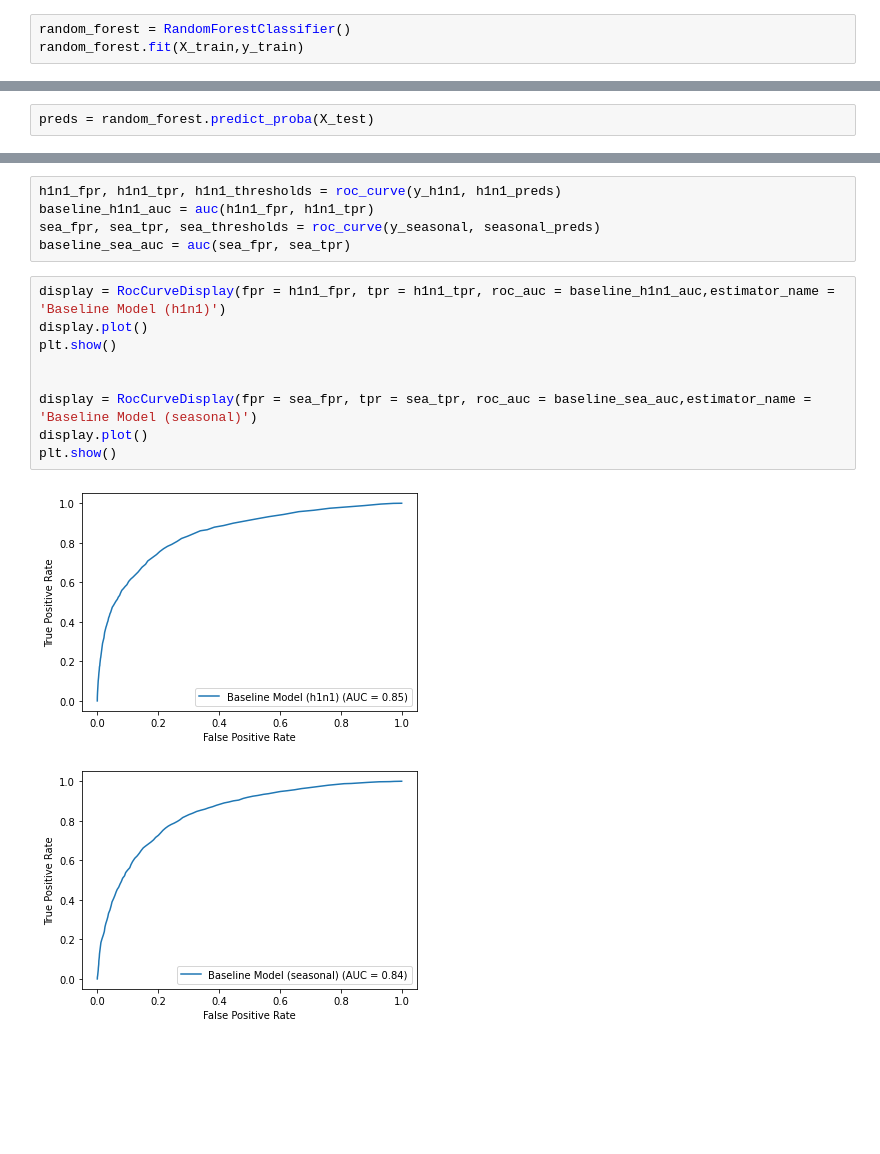
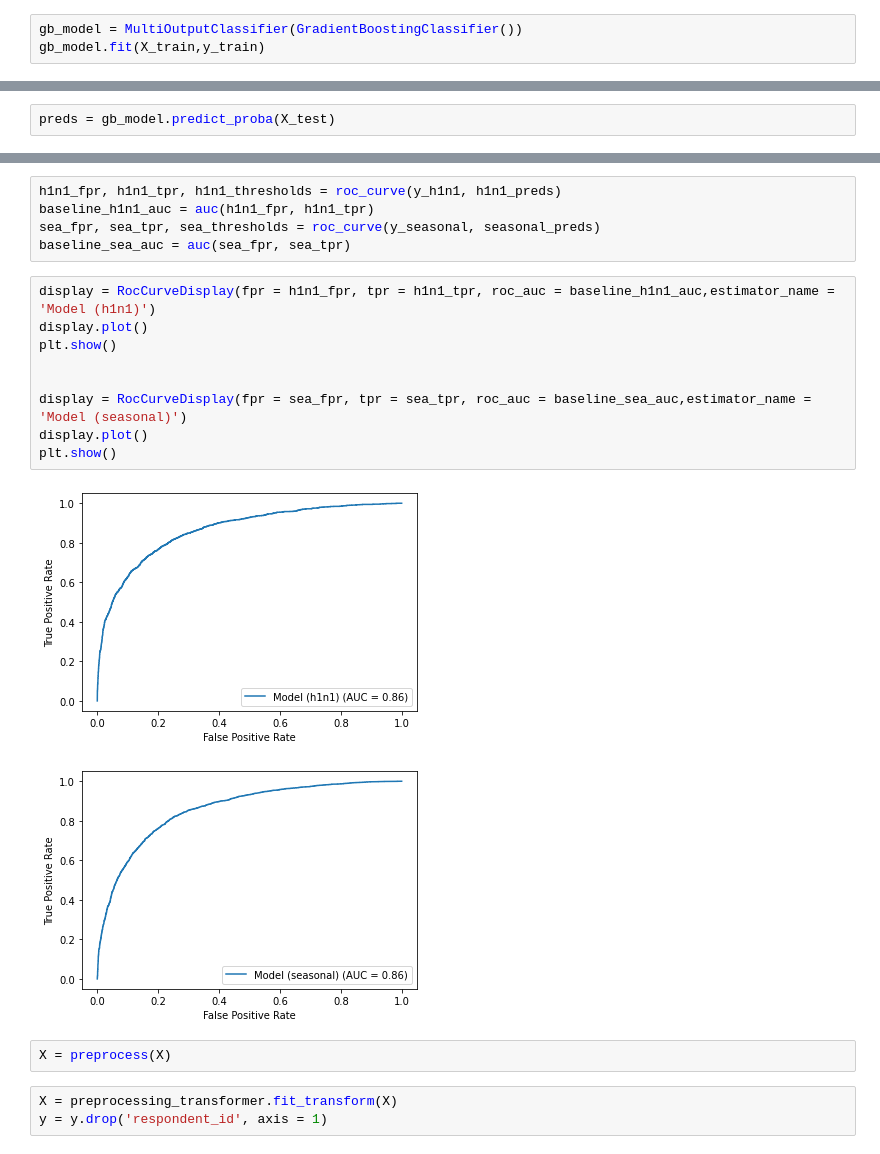
Before and after one commit to talanthier/h1n1-flu-vaccine-prediction, a Jupyter notebook: flu_modeling_02.ipynb, the cells around one changed output, grey strips where cells are left out. Drawn from its saved outputs; the diff is of its cells as text; blank space fills up the shorter version.

```diff
--- a/flu_modeling_02.ipynb
+++ b/flu_modeling_02.ipynb
@@ -130,4 +119,4 @@ y_test = y_test.drop('respondent_id', axis = 1)
 # %%
-random_forest = RandomForestClassifier()
-random_forest.fit(X_train,y_train)
+gb_model = MultiOutputClassifier(GradientBoostingClassifier())
+gb_model.fit(X_train,y_train)
 # %% [output]
@@ -135,5 +124,5 @@ RandomForestClassifier()
 # %%
-preds = random_forest.predict_proba(X_test)
+preds = gb_model.predict_proba(X_test)
 # %%
 h1n1_preds = preds[0][:,1]
 seasonal_preds = preds[1][:,1]
@@ -146,14 +135,19 @@ baseline_h1n1_auc = auc(h1n1_fpr, h1n1_tpr)
 sea_fpr, sea_tpr, sea_thresholds = roc_curve(y_seasonal, seasonal_preds)
 baseline_sea_auc = auc(sea_fpr, sea_tpr)
 # %%
-display = RocCurveDisplay(fpr = h1n1_fpr, tpr = h1n1_tpr, roc_auc = baseline_h1n1_auc,estimator_name = 'Baseline Model (h1n1)')
+display = RocCurveDisplay(fpr = h1n1_fpr, tpr = h1n1_tpr, roc_auc = baseline_h1n1_auc,estimator_name = 'Model (h1n1)')
 display.plot()
 plt.show()
 
 
-display = RocCurveDisplay(fpr = sea_fpr, tpr = sea_tpr, roc_auc = baseline_sea_auc,estimator_name = 'Baseline Model (seasonal)')
+display = RocCurveDisplay(fpr = sea_fpr, tpr = sea_tpr, roc_auc = baseline_sea_auc,estimator_name = 'Model (seasonal)')
 display.plot()
 plt.show()
 # %% [output]
-[figure, old version]
+[figure, new version]
-[figure, old version]
+[figure, new version]
+# %%
+X = preprocess(X)
+# %%
+X = preprocessing_transformer.fit_transform(X)
+y = y.drop('respondent_id', axis = 1)
```
Also changed, not shown: parts of 10 cells of this notebook.
